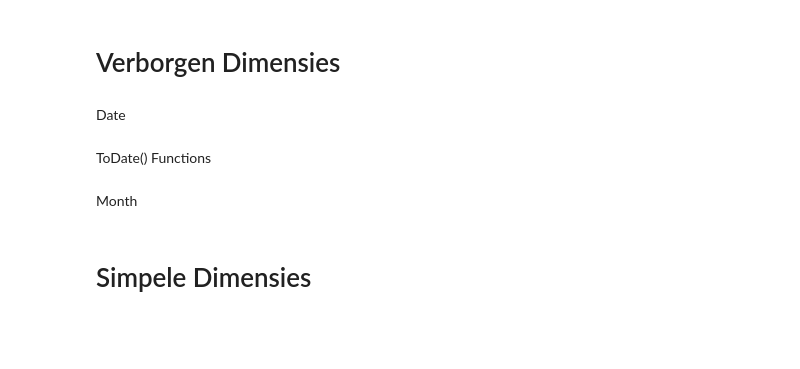
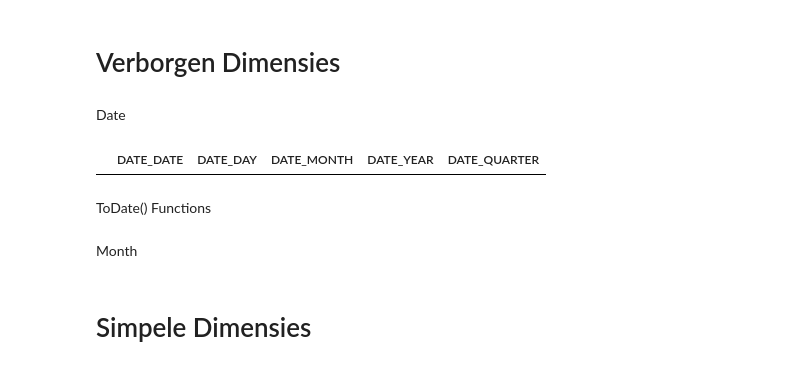
Before and after one commit to OutworldToast/Data-Warehouse, a Jupyter notebook: DataWarehouse.ipynb, the cells around one changed output. Drawn from its saved outputs; the diff is of its cells as text; code cells hidden in the pictures; blank space fills up the shorter version.

Commit message:
comments verwijderd, begin aan Date gemaakt

```diff
--- a/DataWarehouse.ipynb
+++ b/DataWarehouse.ipynb
@@ -214,2 +208,9 @@ Date
+# %%
+date_dict = {'DATE_DATE':[], 'DATE_YEAR':[], 'DATE_QUARTER':[], 'DATE_MONTH':[], 'DATE_DAY':[]}
+
+date_dw = pd.DataFrame(date_dict)
+date_dw
+# %% [output]
+|  | DATE_DATE | DATE_DAY | DATE_MONTH | DATE_YEAR | DATE_QUARTER |
 # %% [markdown]
 ToDate() Functions
```
Also changed, not shown: parts of 14 cells of this notebook.
